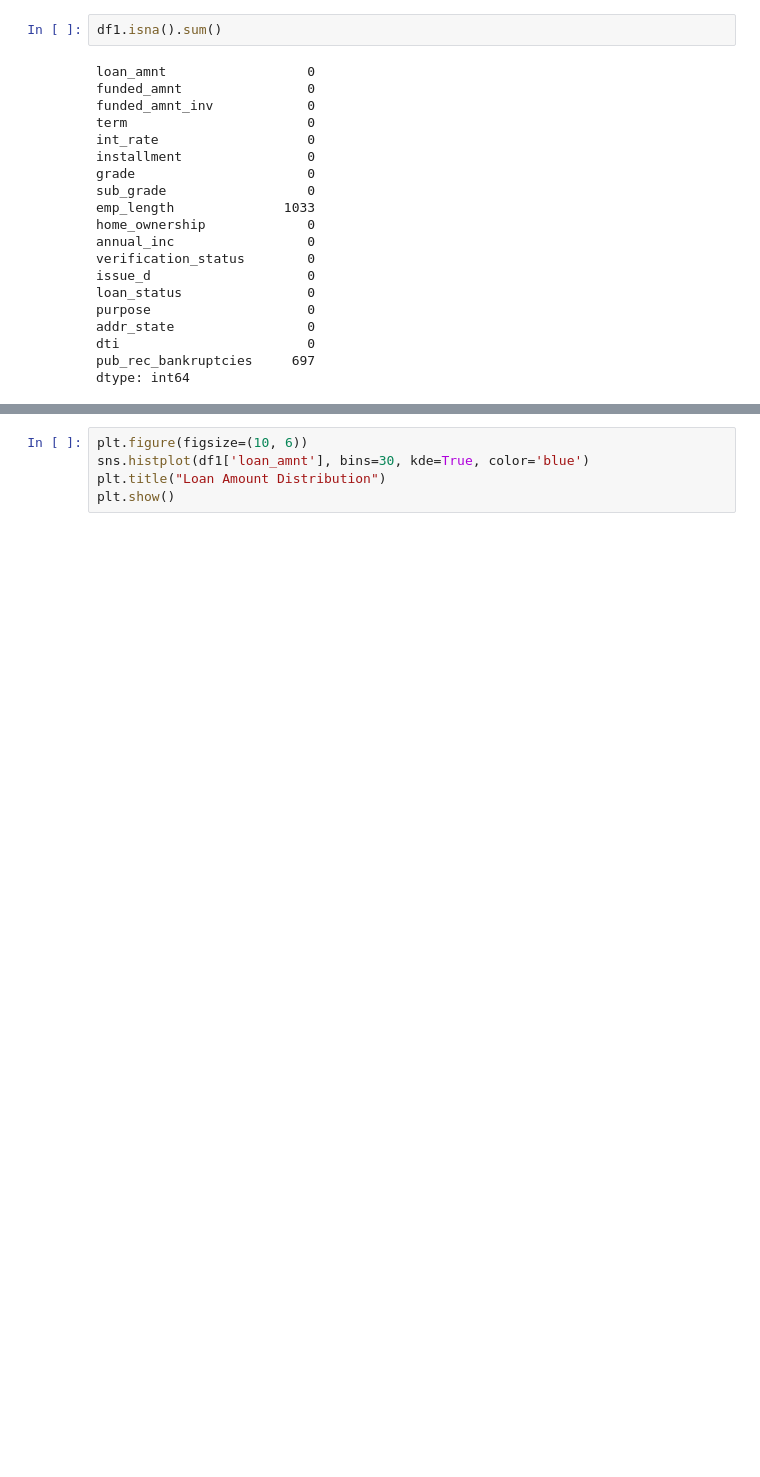
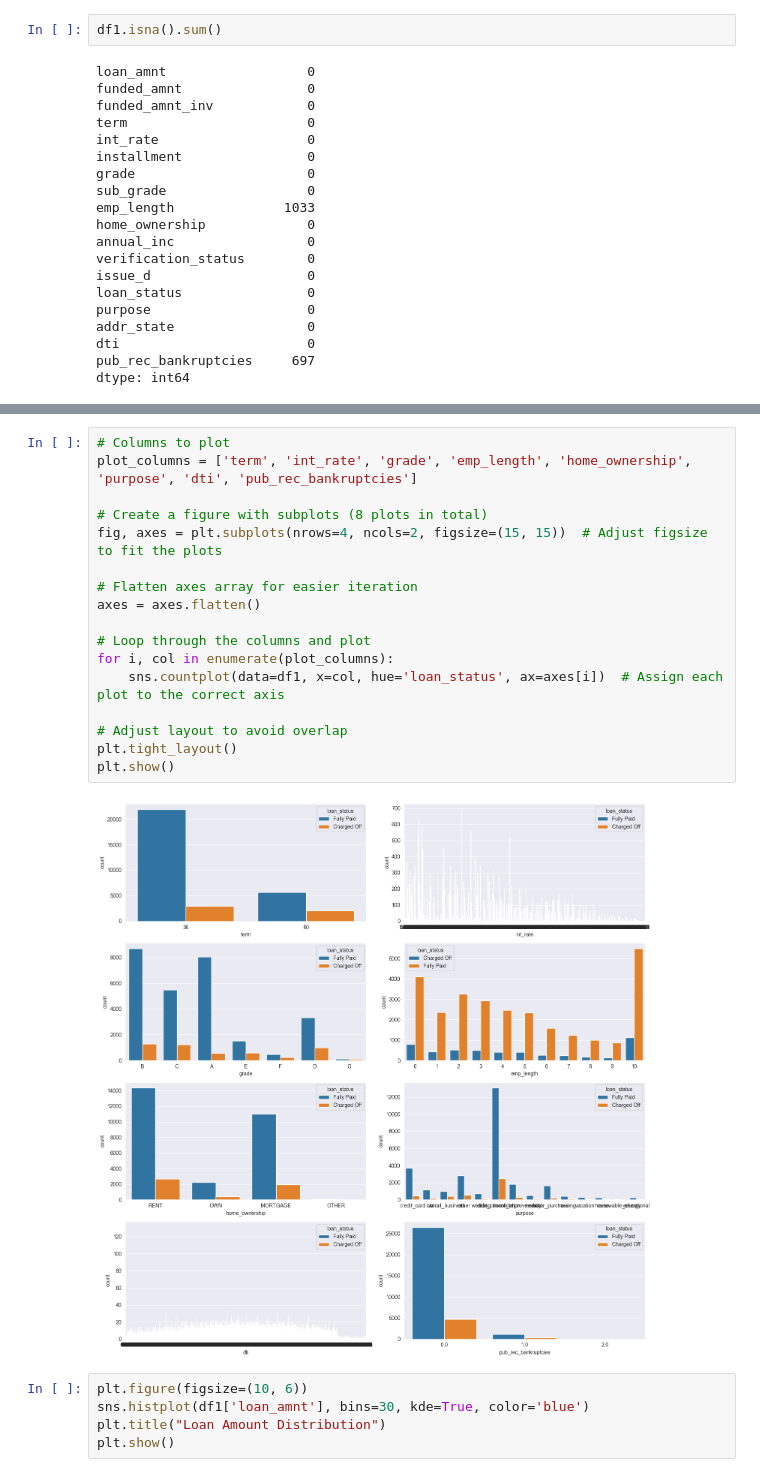
Before and after one commit to vijaykumar-qait/LendingClubCaseStudy, a Jupyter notebook: Vijay_Kumar.ipynb, the cells around one changed output, grey strips where cells are left out. Saved outputs shown, nothing was run; the diff lists cells and outputs as text; blank space fills up the shorter version.

Commit message:
cleaning of data and fixing data[C

```diff
--- a/Vijay_Kumar.ipynb
+++ b/Vijay_Kumar.ipynb
@@ -254,3 +417,22 @@ for i, col in enumerate(df1):
+# %%
+# Columns to plot
+plot_columns = ['term', 'int_rate', 'grade', 'emp_length', 'home_ownership', 'purpose', 'dti', 'pub_rec_bankruptcies']
+
+# Create a figure with subplots (8 plots in total)
+fig, axes = plt.subplots(nrows=4, ncols=2, figsize=(15, 15))  # Adjust figsize to fit the plots
+
+# Flatten axes array for easier iteration
+axes = axes.flatten()
+
+# Loop through the columns and plot
+for i, col in enumerate(plot_columns):
+    sns.countplot(data=df1, x=col, hue='loan_status', ax=axes[i])  # Assign each plot to the correct axis
+
+# Adjust layout to avoid overlap
+plt.tight_layout()
+plt.show()
+# %% [output]
+[figure, added]
 # %%
 plt.figure(figsize=(10, 6))
 sns.histplot(df1['loan_amnt'], bins=30, kde=True, color='blue')
```
Also changed, not shown: parts of 20 cells of this notebook.
